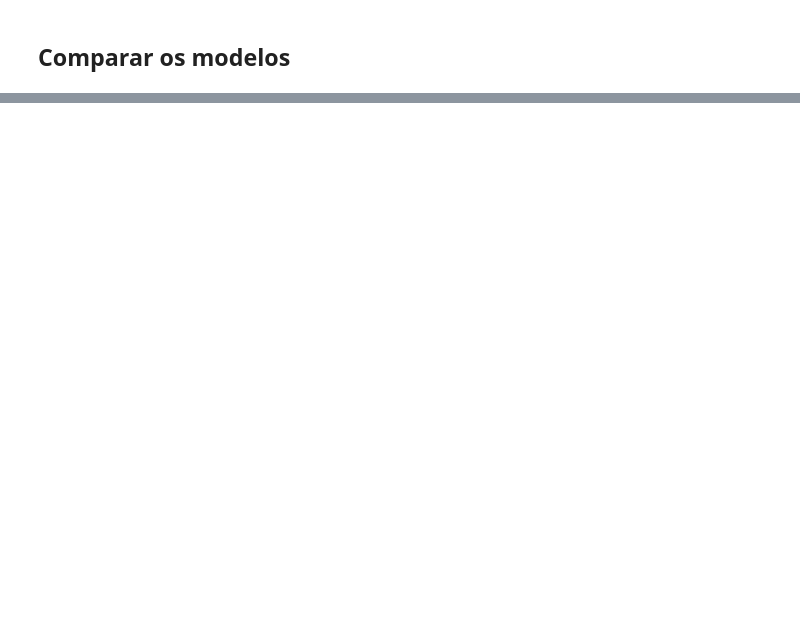
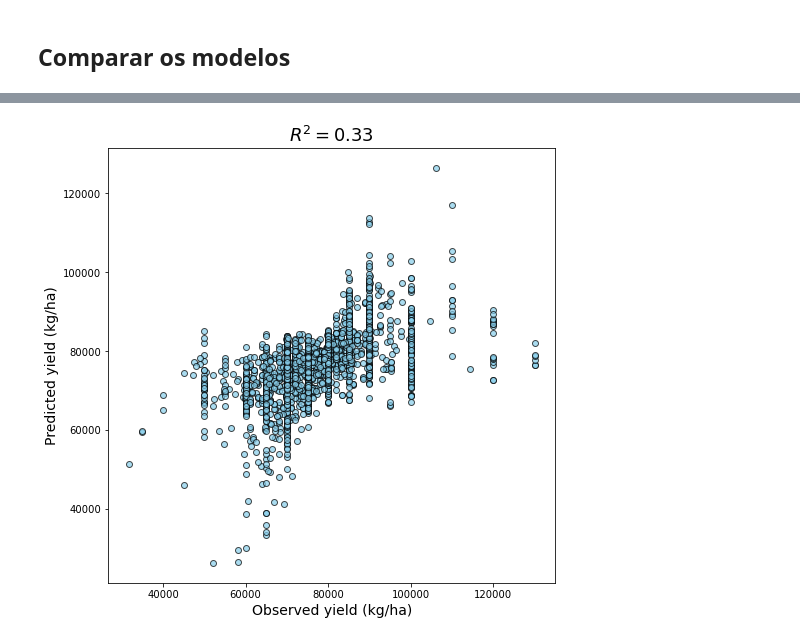
Before and after one commit to neli12/time-series-productivity-sp, a Jupyter notebook: Modelagem.ipynb, the cells around one changed output, grey strips where cells are left out. Saved outputs shown, nothing was run; the diff lists cells and outputs as text; code cells hidden in the pictures; blank space fills up the shorter version.

```diff
--- a/Modelagem.ipynb
+++ b/Modelagem.ipynb
@@ -405,0 +280,3 @@ The null hypothesis that individual effects are uncorrelated with the other regr
+# %%
+pred_yield = pd.read_csv('predictions/predicted_2014-2020.csv', sep = ';').drop(['ID'], axis = 1)
+pred_yield.head()
@@ -405,0 +358,12 @@ The null hypothesis that individual effects are uncorrelated with the other regr
+# %%
+# Plot
+fig, ax = plt.subplots(figsize=(8, 8))
+ax.scatter(pred_yield['Yield'], pred_yield['Predicted yield'], edgecolor='k', facecolor='skyblue', alpha=0.7)
+ax.set_ylabel('Predicted yield (kg/ha)', fontsize=14)
+ax.set_xlabel('Observed yield (kg/ha)', fontsize=14)
+r2 = 0.33
+ax.set_title('$R^2= %.2f$' % r2, fontsize=18)
+#plt.savefig('predicted_vs_observed_2015-2020.jpeg', dpi = 300)
+plt.show()
+# %% [output]
+[figure, added]
```
Also changed, not shown: parts of 39 cells of this notebook.
